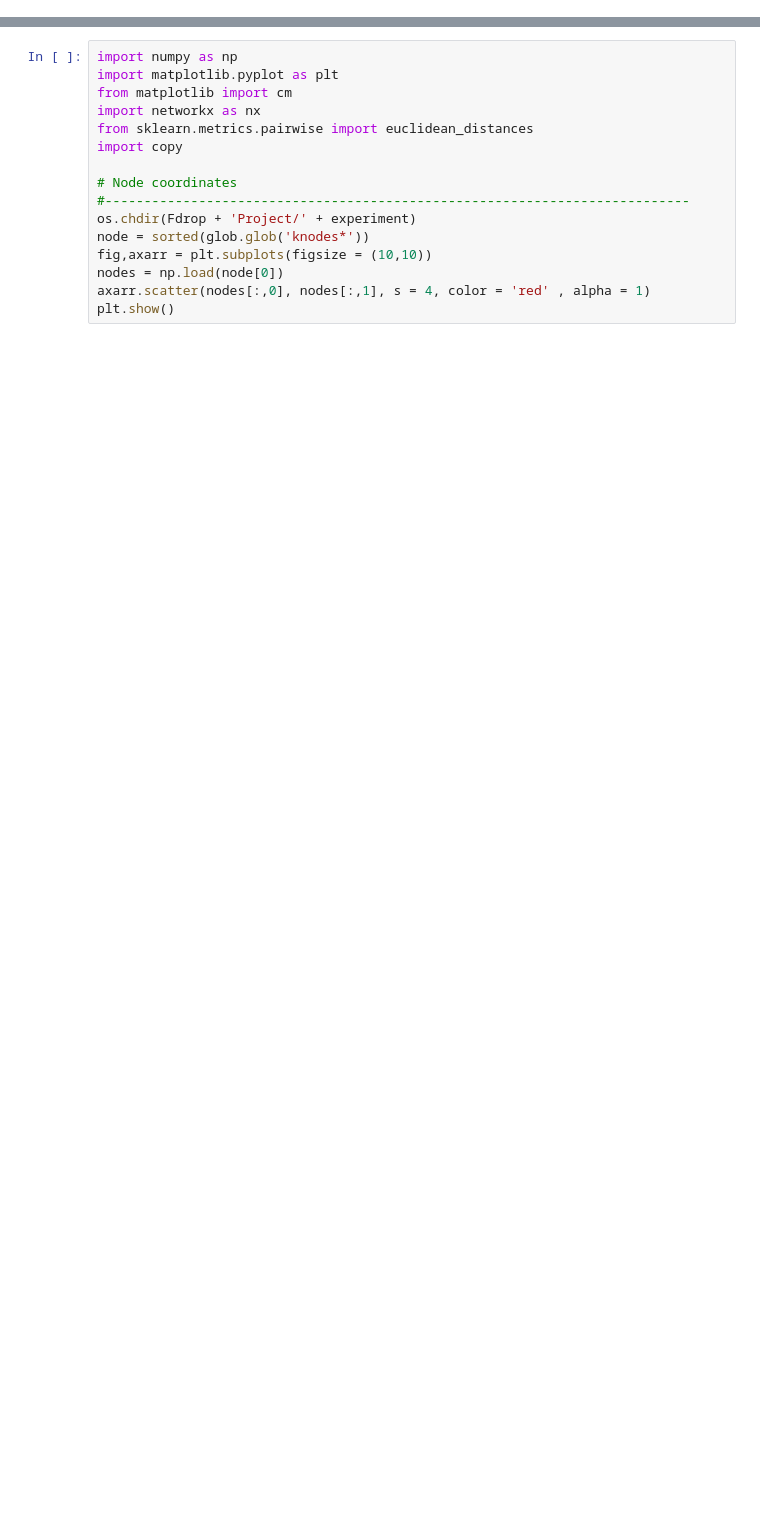
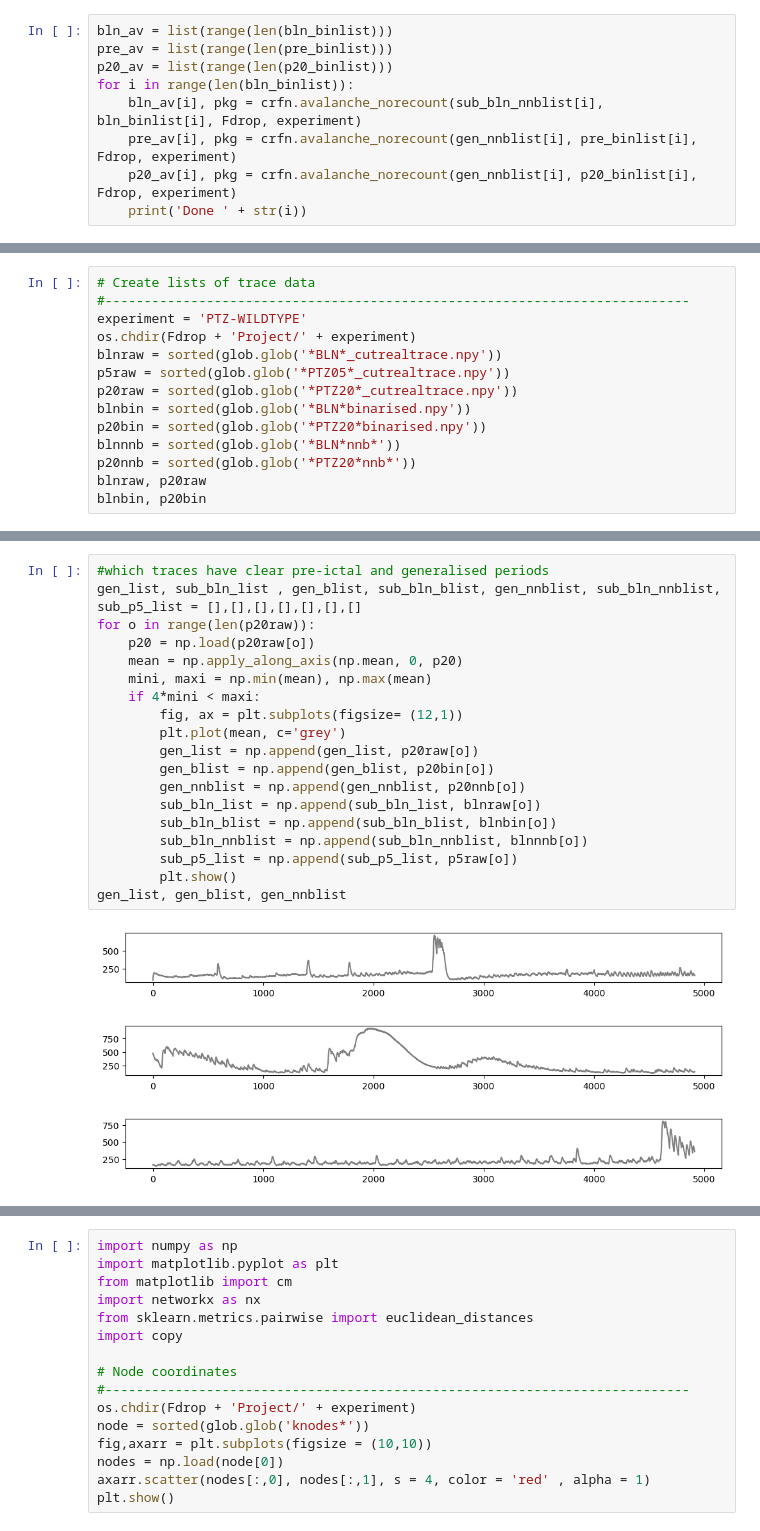
Before and after one commit to dafishcode/suite2p_analysis_py, a Jupyter notebook: Misc1.ipynb, the cells around one changed output, grey strips where cells are left out. Drawn from its saved outputs; the diff is of its cells as text; blank space fills up the shorter version.

```diff
--- a/Misc1.ipynb
+++ b/Misc1.ipynb
@@ -36,0 +87,9 @@ The autoreload extension is already loaded. To reload it, use:
+# %%
+bln_av = list(range(len(bln_binlist)))
+pre_av = list(range(len(pre_binlist)))
+p20_av = list(range(len(p20_binlist)))
+for i in range(len(bln_binlist)):
+    bln_av[i], pkg = crfn.avalanche_norecount(sub_bln_nnblist[i], bln_binlist[i], Fdrop, experiment)
+    pre_av[i], pkg = crfn.avalanche_norecount(gen_nnblist[i], pre_binlist[i], Fdrop, experiment)
+    p20_av[i], pkg = crfn.avalanche_norecount(gen_nnblist[i], p20_binlist[i], Fdrop, experiment)
+    print('Done ' + str(i))
@@ -36,0 +310,14 @@ The autoreload extension is already loaded. To reload it, use:
+# %%
+# Create lists of trace data
+#---------------------------------------------------------------------------
+experiment = 'PTZ-WILDTYPE'
+os.chdir(Fdrop + 'Project/' + experiment)
+blnraw = sorted(glob.glob('*BLN*_cutrealtrace.npy'))
+p5raw = sorted(glob.glob('*PTZ05*_cutrealtrace.npy'))
+p20raw = sorted(glob.glob('*PTZ20*_cutrealtrace.npy'))
+blnbin = sorted(glob.glob('*BLN*binarised.npy'))
+p20bin = sorted(glob.glob('*PTZ20*binarised.npy'))
+blnnnb = sorted(glob.glob('*BLN*nnb*'))
+p20nnb = sorted(glob.glob('*PTZ20*nnb*'))
+blnraw, p20raw
+blnbin, p20bin
@@ -36,0 +342,23 @@ The autoreload extension is already loaded. To reload it, use:
+# %%
+#which traces have clear pre-ictal and generalised periods
+gen_list, sub_bln_list , gen_blist, sub_bln_blist, gen_nnblist, sub_bln_nnblist, sub_p5_list = [],[],[],[],[],[],[]
+for o in range(len(p20raw)):
+    p20 = np.load(p20raw[o])
+    mean = np.apply_along_axis(np.mean, 0, p20)
+    mini, maxi = np.min(mean), np.max(mean)
+    if 4*mini < maxi:
+        fig, ax = plt.subplots(figsize= (12,1))
+        plt.plot(mean, c='grey')
+        gen_list = np.append(gen_list, p20raw[o])
+        gen_blist = np.append(gen_blist, p20bin[o])
+        gen_nnblist = np.append(gen_nnblist, p20nnb[o])
+        sub_bln_list = np.append(sub_bln_list, blnraw[o])
+        sub_bln_blist = np.append(sub_bln_blist, blnbin[o])
+        sub_bln_nnblist = np.append(sub_bln_nnblist, blnnnb[o])
+        sub_p5_list = np.append(sub_p5_list, p5raw[o])
+        plt.show()
+gen_list, gen_blist, gen_nnblist
+# %% [output]
+[figure, added]
+[figure, added]
+[figure, added]
```
Also changed, not shown: parts of 20 cells of this notebook, 6 other files.
